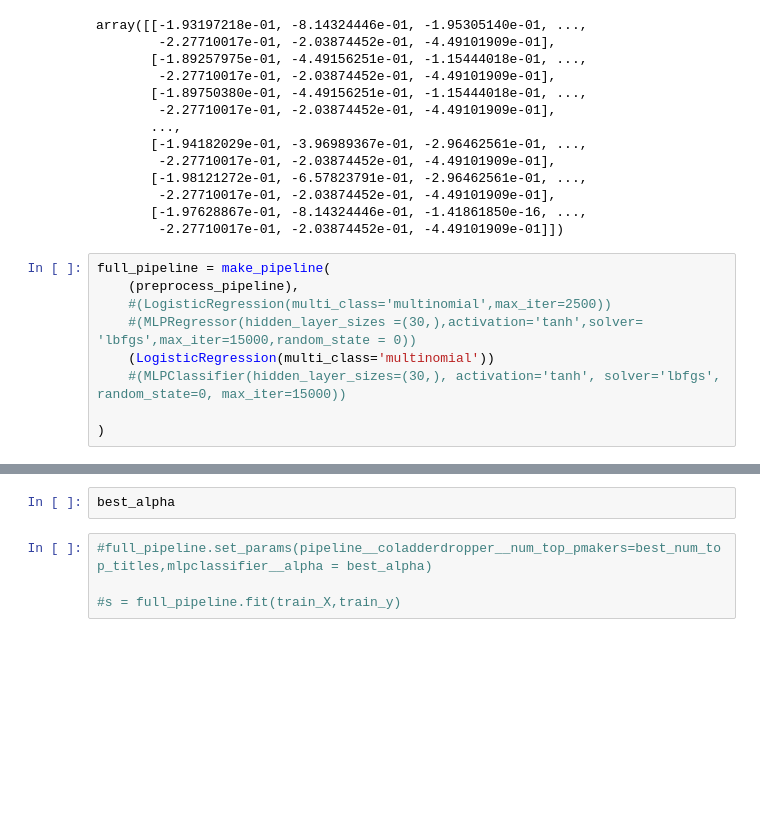
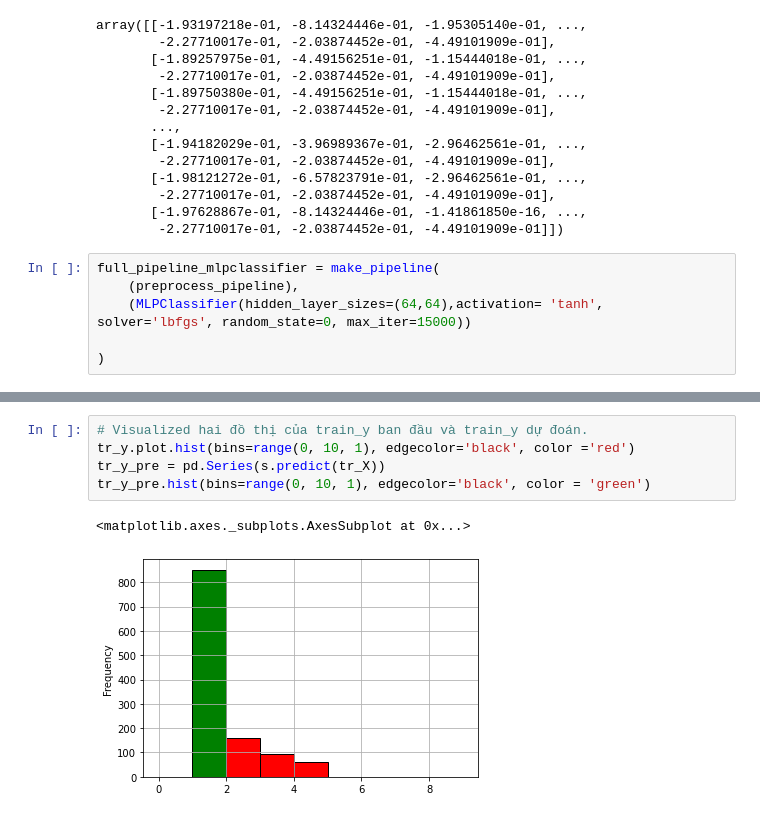
Before and after one commit to Truong1311/DataScienceProject, a Jupyter notebook: Sources/Tien Xu Ly va Mo Hinh Hoa.ipynb, the cells around one changed output, grey strips where cells are left out. Saved outputs shown, nothing was run; the diff lists cells and outputs as text; blank space fills up the shorter version.

```diff
--- a/Sources/Tien Xu Ly va Mo Hinh Hoa.ipynb
+++ b/Sources/Tien Xu Ly va Mo Hinh Hoa.ipynb
@@ -319,11 +319,8 @@ array([[-1.93197218e-01, -8.14324446e-01, -1.95305140e-01, ...,
        [-1.97628867e-01, -8.14324446e-01, -1.41861850e-16, ...,
         -2.27710017e-01, -2.03874452e-01, -4.49101909e-01]])
 # %%
-full_pipeline = make_pipeline(
+full_pipeline_mlpclassifier = make_pipeline(
     (preprocess_pipeline),
-    #(LogisticRegression(multi_class='multinomial',max_iter=2500))
-    #(MLPRegressor(hidden_layer_sizes =(30,),activation='tanh',solver= 'lbfgs',max_iter=15000,random_state = 0))
-    (LogisticRegression(multi_class='multinomial'))
-    #(MLPClassifier(hidden_layer_sizes=(30,), activation='tanh', solver='lbfgs', random_state=0, max_iter=15000))
+    (MLPClassifier(hidden_layer_sizes=(64,64),activation= 'tanh', solver='lbfgs', random_state=0, max_iter=15000))
 
 )
@@ -366,6 +411,8 @@ val_errs
-# %%
-best_alpha
-# %%
-#full_pipeline.set_params(pipeline__coladderdropper__num_top_pmakers=best_num_top_titles,mlpclassifier__alpha = best_alpha)
-
-#s = full_pipeline.fit(train_X,train_y)
+# %%
+# Visualized hai đồ thị của train_y ban đầu và train_y dự đoán.
+tr_y.plot.hist(bins=range(0, 10, 1), edgecolor='black', color ='red')
+tr_y_pre = pd.Series(s.predict(tr_X))
+tr_y_pre.hist(bins=range(0, 10, 1), edgecolor='black', color = 'green')
+# %% [output]
+<matplotlib.axes._subplots.AxesSubplot at 0x...>
+[figure, added]
```
Also changed, not shown: parts of 17 cells of this notebook.
